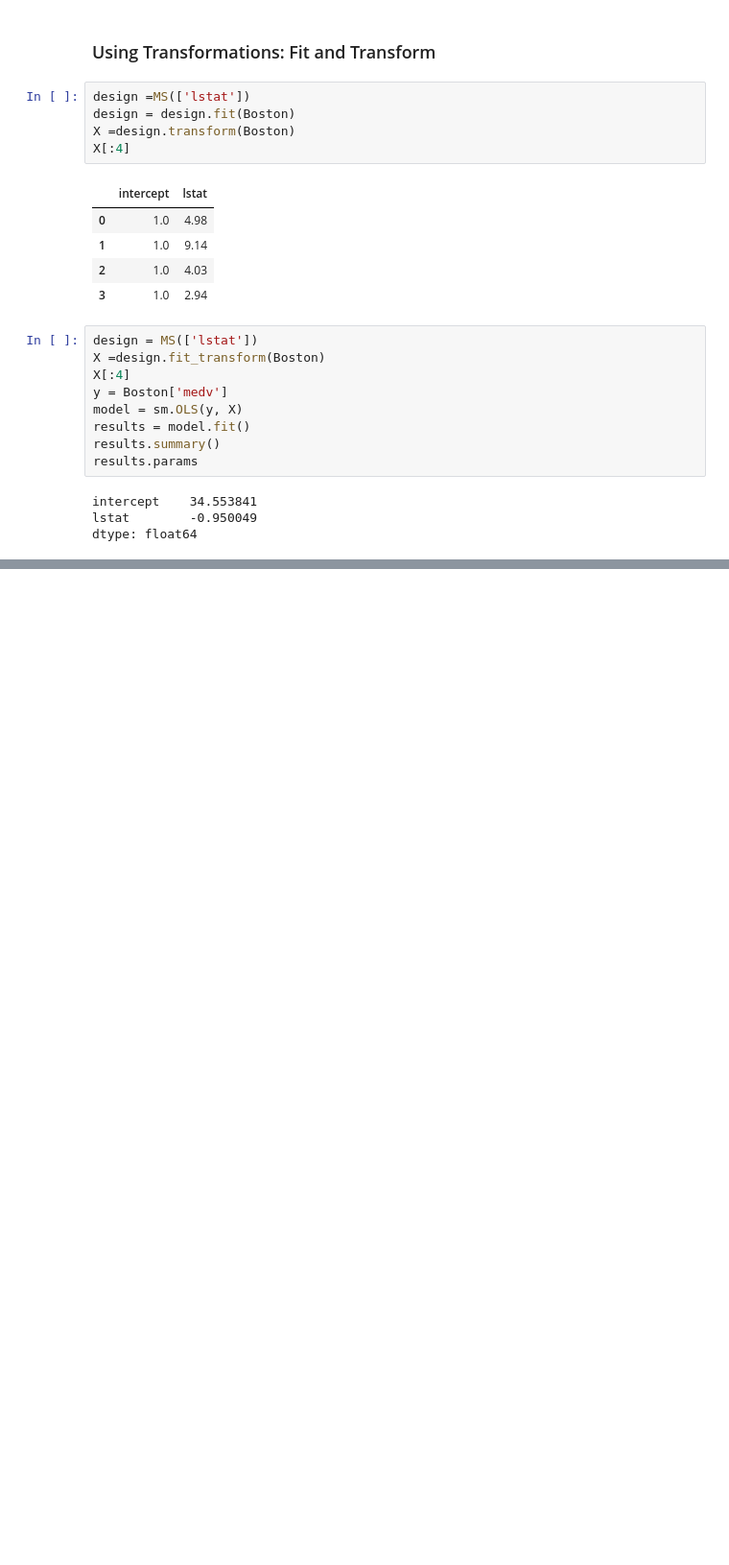
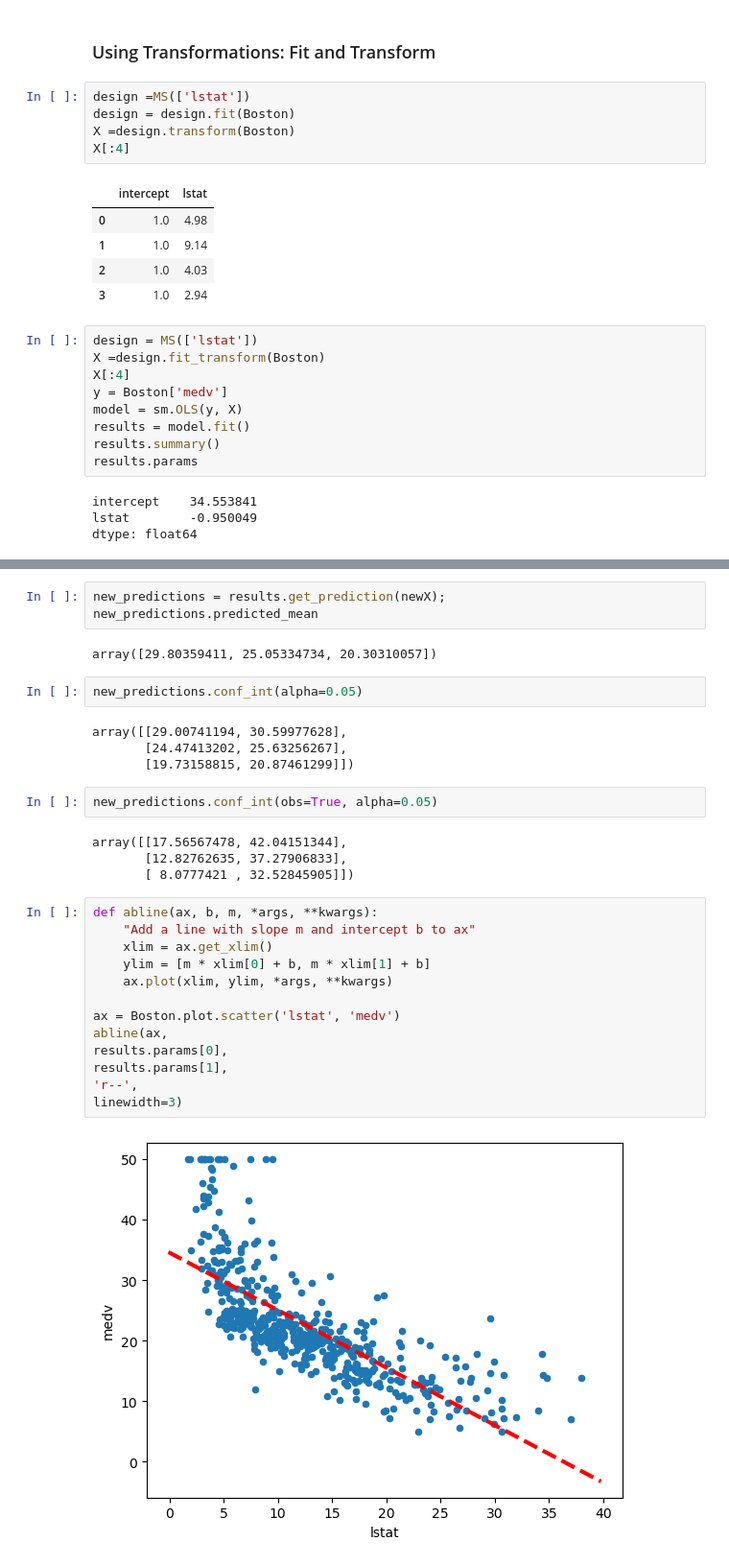
Before and after one commit to rabobahago/Python_ML_Data_Science, a Jupyter notebook: ML_with_python/linear_regression/simple_linear_regression.ipynb, the cells around one changed output, grey strips where cells are left out. Shown: that part at 96% size. Cells and saved outputs as stored; diff of their text form; blank space fills up the shorter version.

Commit message:
simple linear regression plot added

```diff
--- a/ML_with_python/linear_regression/simple_linear_regression.ipynb
+++ b/ML_with_python/linear_regression/simple_linear_regression.ipynb
@@ -76,0 +86,32 @@ dtype: float64
+# %%
+new_predictions = results.get_prediction(newX);
+new_predictions.predicted_mean
+# %% [output]
+array([29.80359411, 25.05334734, 20.30310057])
+# %%
+new_predictions.conf_int(alpha=0.05)
+# %% [output]
+array([[29.00741194, 30.59977628],
+       [24.47413202, 25.63256267],
+       [19.73158815, 20.87461299]])
+# %%
+new_predictions.conf_int(obs=True, alpha=0.05)
+# %% [output]
+array([[17.56567478, 42.04151344],
+       [12.82762635, 37.27906833],
+       [ 8.0777421 , 32.52845905]])
+# %%
+def abline(ax, b, m, *args, **kwargs):
+    "Add a line with slope m and intercept b to ax"
+    xlim = ax.get_xlim()
+    ylim = [m * xlim[0] + b, m * xlim[1] + b]
+    ax.plot(xlim, ylim, *args, **kwargs)
+
+ax = Boston.plot.scatter('lstat', 'medv')
+abline(ax,
+results.params[0],
+results.params[1],
+'r--',
+linewidth=3)
+# %% [output]
+[figure, added]
```
Also changed, not shown: parts of 1 cell of this notebook.
